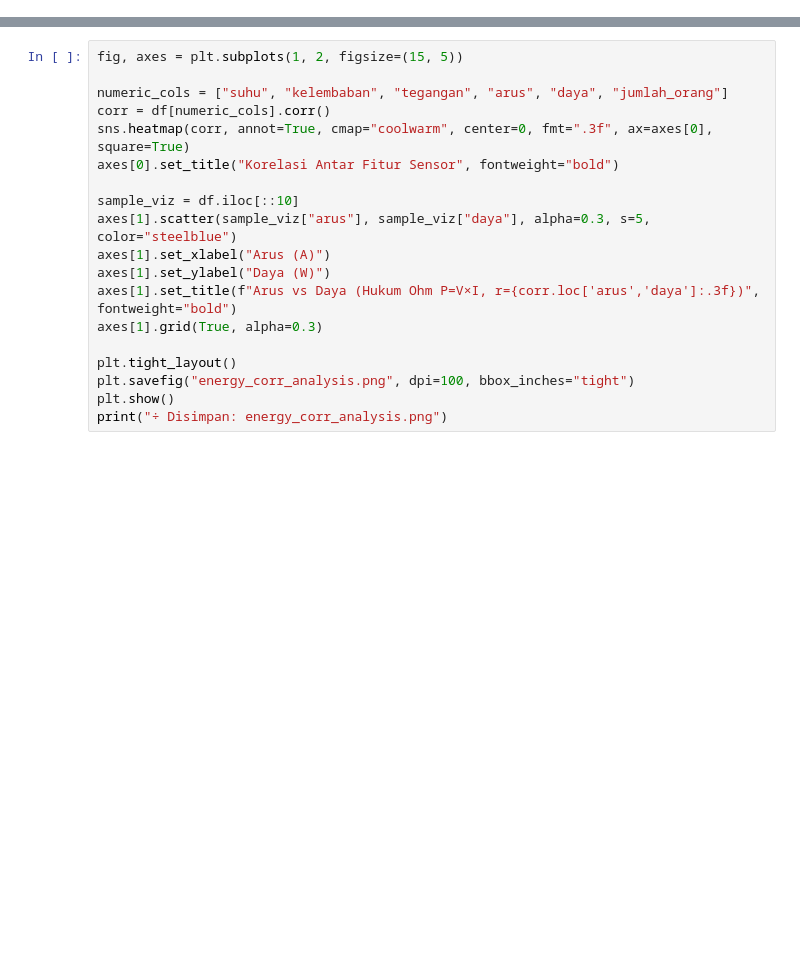
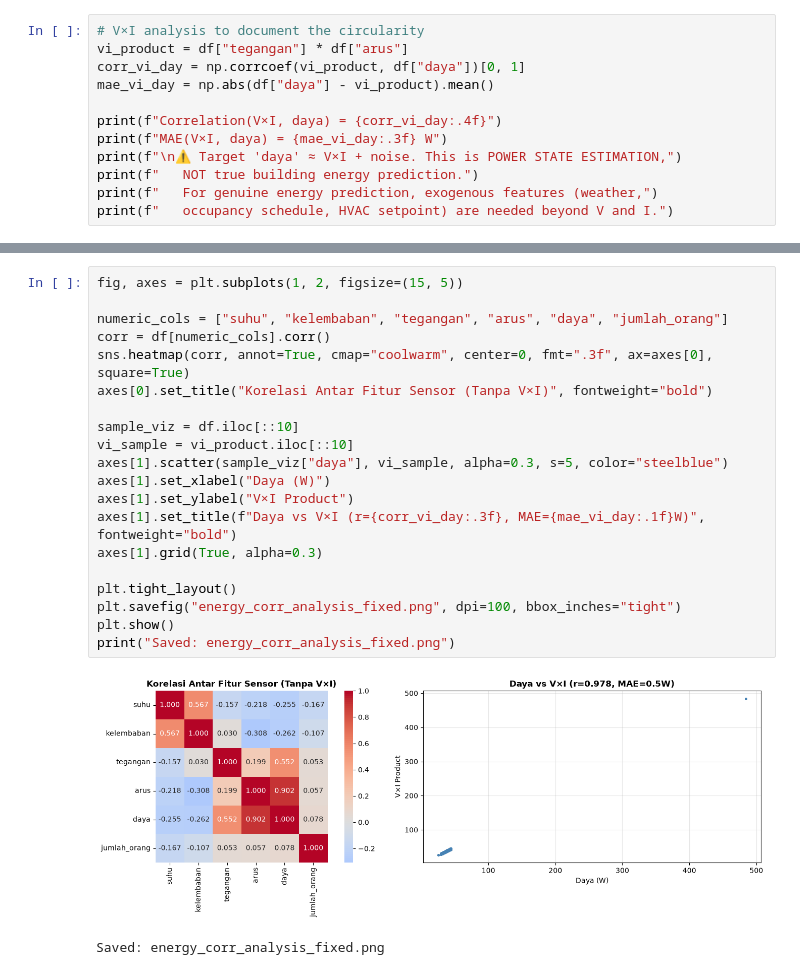
Before and after one commit to rehanalfarizu/jurnal_penelitian, a Jupyter notebook: energy_prediction_models.ipynb, the cells around one changed output, grey strips where cells are left out. Drawn from its saved outputs; the diff is of its cells as text; blank space fills up the shorter version.

```diff
--- a/energy_prediction_models.ipynb
+++ b/energy_prediction_models.ipynb
@@ -88,0 +111,12 @@ df.head()
+# %%
+# V×I analysis to document the circularity
+vi_product = df["tegangan"] * df["arus"]
+corr_vi_day = np.corrcoef(vi_product, df["daya"])[0, 1]
+mae_vi_day = np.abs(df["daya"] - vi_product).mean()
+
+print(f"Correlation(V×I, daya) = {corr_vi_day:.4f}")
+print(f"MAE(V×I, daya) = {mae_vi_day:.3f} W")
+print(f"\n⚠ Target 'daya' ≈ V×I + noise. This is POWER STATE ESTIMATION,")
+print(f"   NOT true building energy prediction.")
+print(f"   For genuine energy prediction, exogenous features (weather,")
+print(f"   occupancy schedule, HVAC setpoint) are needed beyond V and I.")
@@ -89,20 +131,24 @@ df.head()
 # %%
 fig, axes = plt.subplots(1, 2, figsize=(15, 5))
 
 numeric_cols = ["suhu", "kelembaban", "tegangan", "arus", "daya", "jumlah_orang"]
 corr = df[numeric_cols].corr()
 sns.heatmap(corr, annot=True, cmap="coolwarm", center=0, fmt=".3f", ax=axes[0], square=True)
-axes[0].set_title("Korelasi Antar Fitur Sensor", fontweight="bold")
+axes[0].set_title("Korelasi Antar Fitur Sensor (Tanpa V×I)", fontweight="bold")
 
 sample_viz = df.iloc[::10]
-axes[1].scatter(sample_viz["arus"], sample_viz["daya"], alpha=0.3, s=5, color="steelblue")
-axes[1].set_xlabel("Arus (A)")
-axes[1].set_ylabel("Daya (W)")
-axes[1].set_title(f"Arus vs Daya (Hukum Ohm P=V×I, r={corr.loc['arus','daya']:.3f})", fontweight="bold")
+vi_sample = vi_product.iloc[::10]
+axes[1].scatter(sample_viz["daya"], vi_sample, alpha=0.3, s=5, color="steelblue")
+axes[1].set_xlabel("Daya (W)")
+axes[1].set_ylabel("V×I Product")
+axes[1].set_title(f"Daya vs V×I (r={corr_vi_day:.3f}, MAE={mae_vi_day:.1f}W)", fontweight="bold")
 axes[1].grid(True, alpha=0.3)
 
 plt.tight_layout()
-plt.savefig("energy_corr_analysis.png", dpi=100, bbox_inches="tight")
+plt.savefig("energy_corr_analysis_fixed.png", dpi=100, bbox_inches="tight")
 plt.show()
-print("÷ Disimpan: energy_corr_analysis.png")
+print("Saved: energy_corr_analysis_fixed.png")
+# %% [output]
+[figure, added]
+Saved: energy_corr_analysis_fixed.png
 # %%
```
Also changed, not shown: parts of 14 cells of this notebook, 17 other files.
